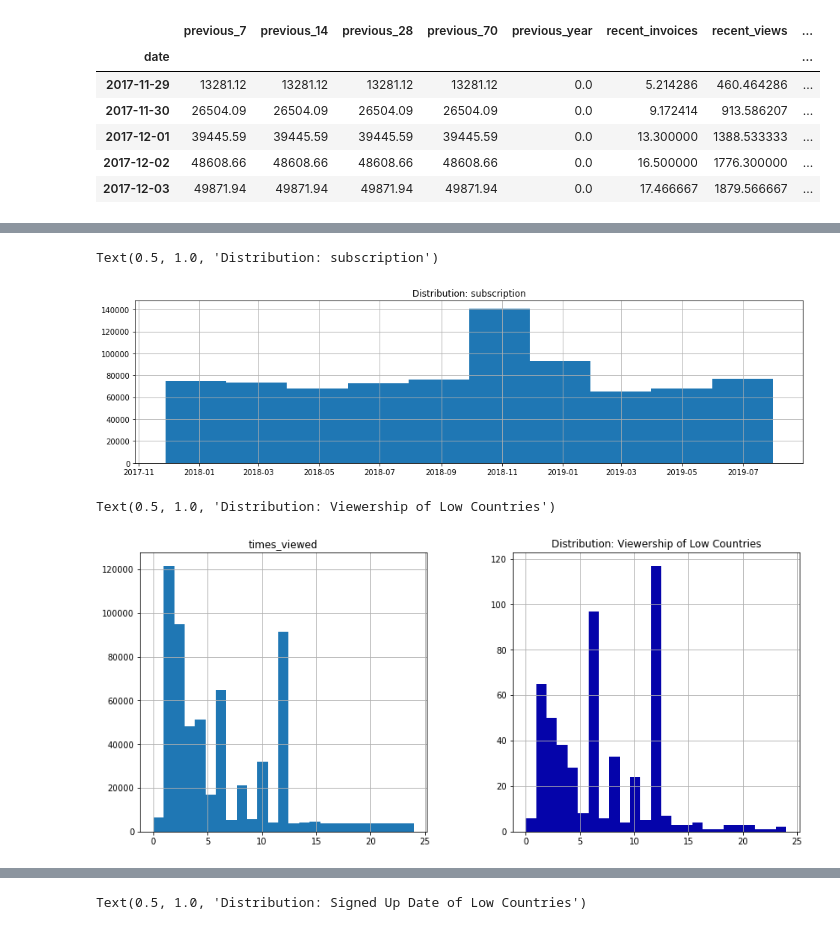
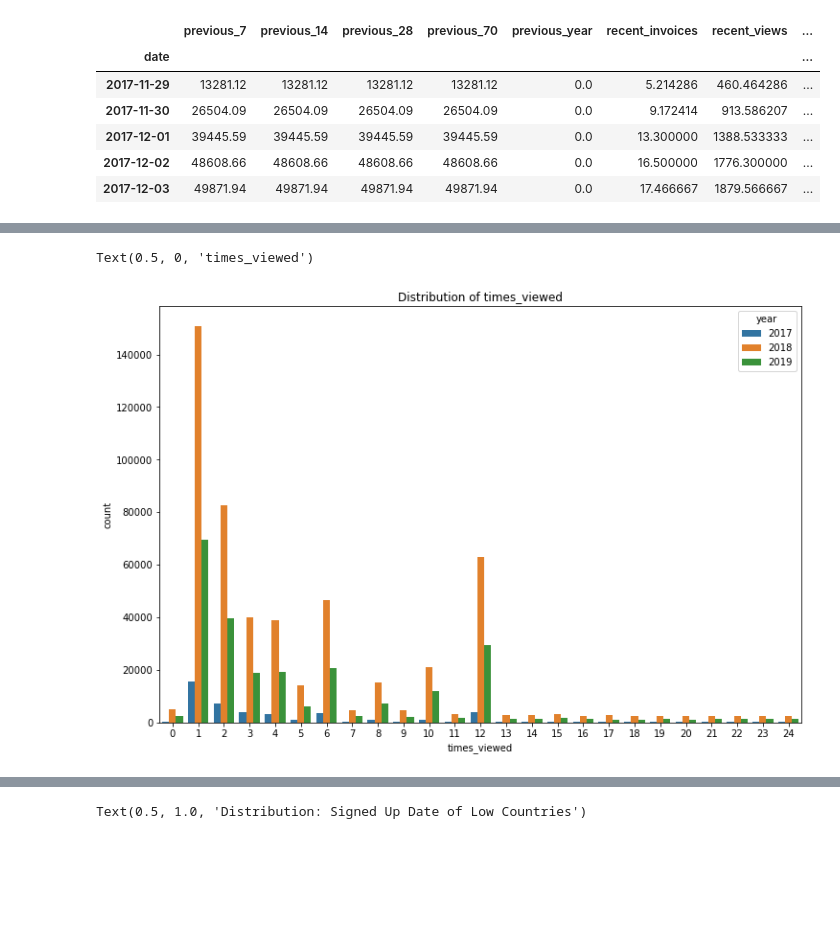
Before and after one commit to gopi3e/ai-workflow-capstone-master-Gopi-v1, a Jupyter notebook: aavail-workflow-capstone-Report-Gop-v1.ipynb, the cells around one changed output, grey strips where cells are left out. Cells and saved outputs as stored; diff of their text form; code cells hidden in the pictures; blank space fills up the shorter version.

```diff
--- a/aavail-workflow-capstone-Report-Gop-v1.ipynb
+++ b/aavail-workflow-capstone-Report-Gop-v1.ipynb
@@ -484,2 +381,0 @@ Revenues in Singapore, Canada, and Portugal have increased most
-# %%
-df['invoice_date']=(df.year.astype(str)+'-'+df.month.astype(str)+'-'+df.day.astype(str)).astype('datetime64')
@@ -505,26 +382,9 @@ Text(0.5, 1.0, 'Distribution: Viewership')
-# %%
-plt.figure(figsize=(16,4))
-columns_to_show='invoice_date'
-df.invoice_date.hist()
-plt.title('Distribution: subscription')
-# %% [output]
-Text(0.5, 1.0, 'Distribution: subscription')
-[figure, removed]
-# %%
-from matplotlib.gridspec import GridSpec
-fig = plt.figure(figsize=(14,14))
-gs = GridSpec(nrows=2, ncols=2)
-
-ax1= fig.add_subplot(gs[0,0])
-ax2= fig.add_subplot(gs[0,1])
-
-columns_to_show='times_viewed'
-df_top.hist(column=columns_to_show, bins=25, ax=ax1)
-plt.title('Distribution: Viewership of Top Countries')
-
-columns_to_show='times_viewed'
-df_low.hist(column=columns_to_show, bins=25, color='#0504aa', ax=ax2)
-plt.title('Distribution: Viewership of Low Countries')
-# %% [output]
-Text(0.5, 1.0, 'Distribution: Viewership of Low Countries')
-[figure, removed]
+# %%
+plt.figure(figsize=(12,8))
+ax = sns.countplot(x='times_viewed', hue="year", data=df)
+
+plt.title(str('Distribution of '+ 'times_viewed'))
+plt.xlabel('times_viewed')
+# %% [output]
+Text(0.5, 0, 'times_viewed')
+[figure, added]
```
Also changed, not shown: parts of 29 cells of this notebook.
